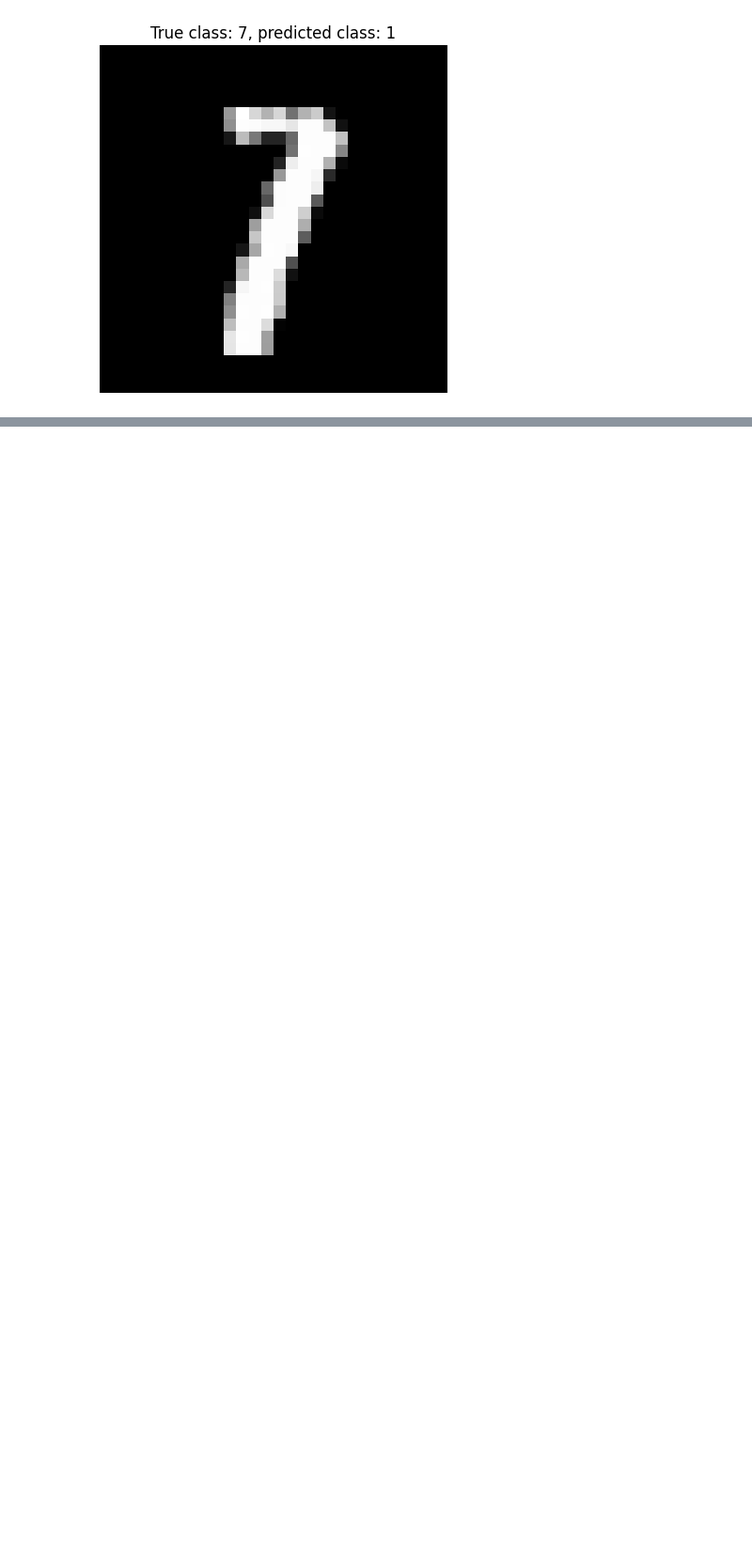
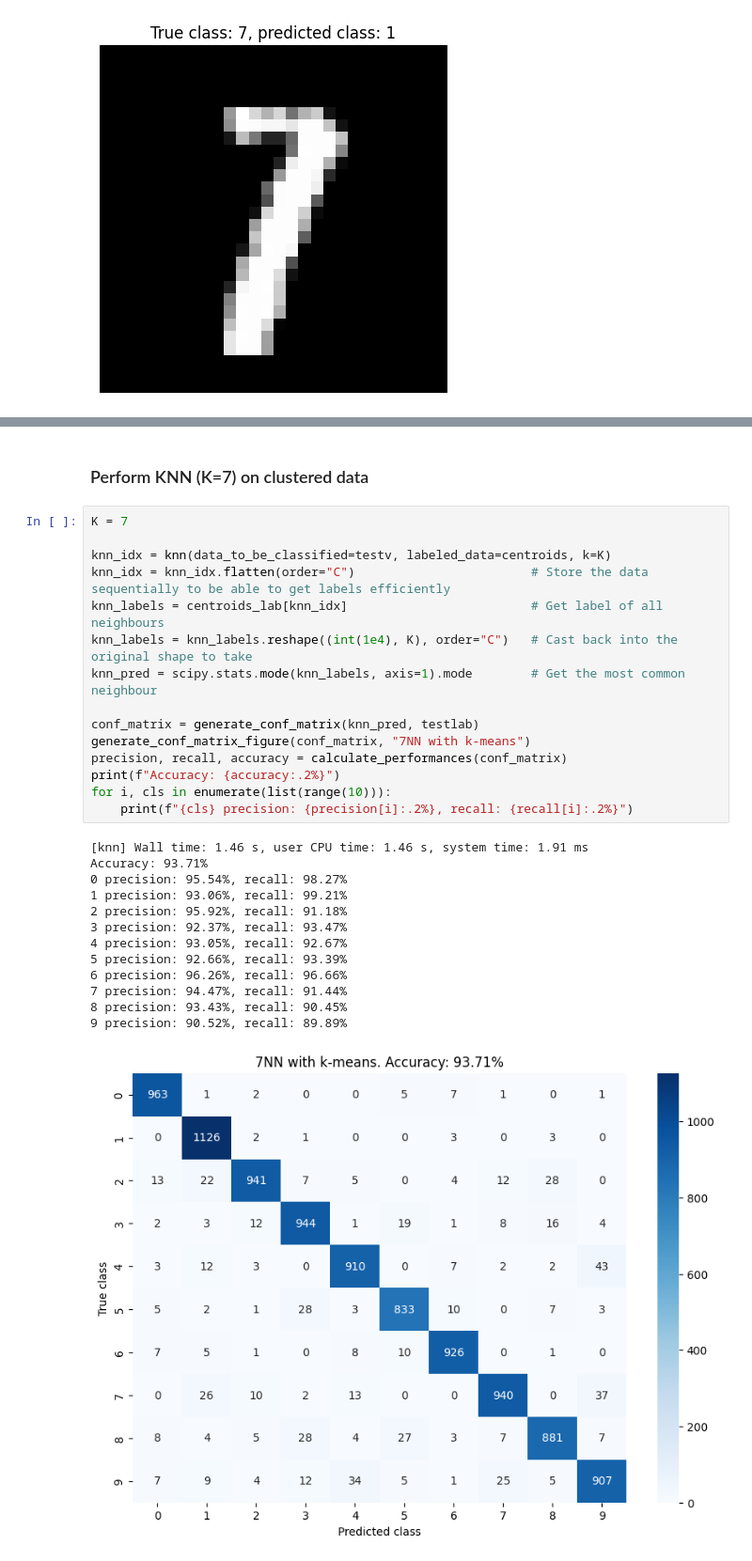
Before and after one commit to Martin-Ansteensen/TTT4275-Classification-project, a Jupyter notebook: Number_task/Numbers.ipynb, the cells around one changed output, grey strips where cells are left out. Shown at 94% size. Saved outputs shown, nothing was run; the diff lists cells and outputs as text; blank space fills up the shorter version.

```diff
--- a/Number_task/Numbers.ipynb
+++ b/Number_task/Numbers.ipynb
@@ -545,0 +453,31 @@ Wall time: 39.6 s
+# %% [markdown]
+### Perform KNN (K=7) on clustered data
+# %%
+K = 7
+
+knn_idx = knn(data_to_be_classified=testv, labeled_data=centroids, k=K)
+knn_idx = knn_idx.flatten(order="C")                        # Store the data sequentially to be able to get labels efficiently
+knn_labels = centroids_lab[knn_idx]                         # Get label of all neighbours
+knn_labels = knn_labels.reshape((int(1e4), K), order="C")   # Cast back into the original shape to take
+knn_pred = scipy.stats.mode(knn_labels, axis=1).mode        # Get the most common neighbour
+
+conf_matrix = generate_conf_matrix(knn_pred, testlab)
+generate_conf_matrix_figure(conf_matrix, "7NN with k-means")
+precision, recall, accuracy = calculate_performances(conf_matrix)
+print(f"Accuracy: {accuracy:.2%}")
+for i, cls in enumerate(list(range(10))):
+    print(f"{cls} precision: {precision[i]:.2%}, recall: {recall[i]:.2%}")
+# %% [output]
+[knn] Wall time: 1.46 s, user CPU time: 1.46 s, system time: 1.91 ms
+Accuracy: 93.71%
+0 precision: 95.54%, recall: 98.27%
+1 precision: 93.06%, recall: 99.21%
+2 precision: 95.92%, recall: 91.18%
+3 precision: 92.37%, recall: 93.47%
+4 precision: 93.05%, recall: 92.67%
+5 precision: 92.66%, recall: 93.39%
+6 precision: 96.26%, recall: 96.66%
+7 precision: 94.47%, recall: 91.44%
+8 precision: 93.43%, recall: 90.45%
+9 precision: 90.52%, recall: 89.89%
+[figure, added]
```
Also changed, not shown: parts of 56 cells of this notebook, 4 other files.
